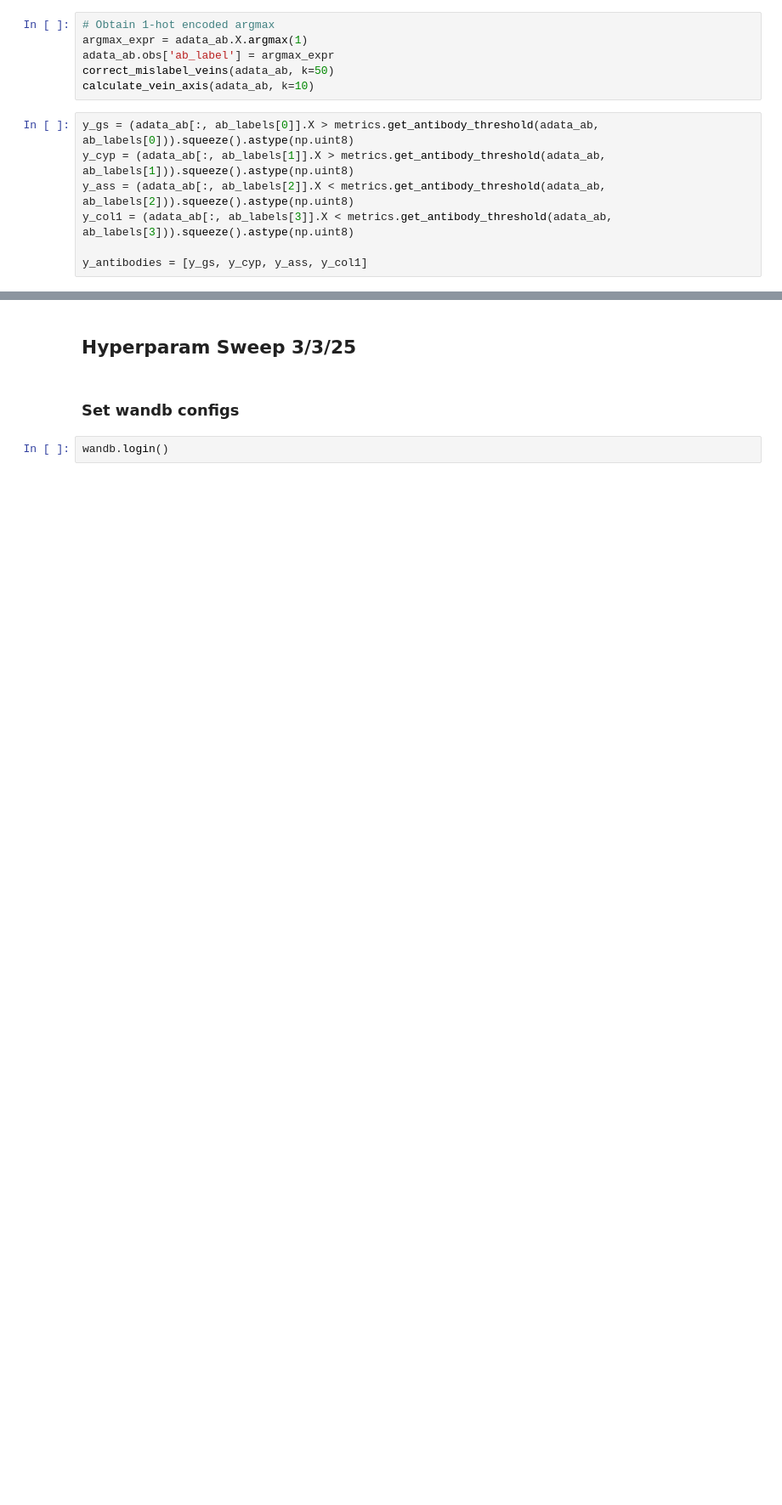
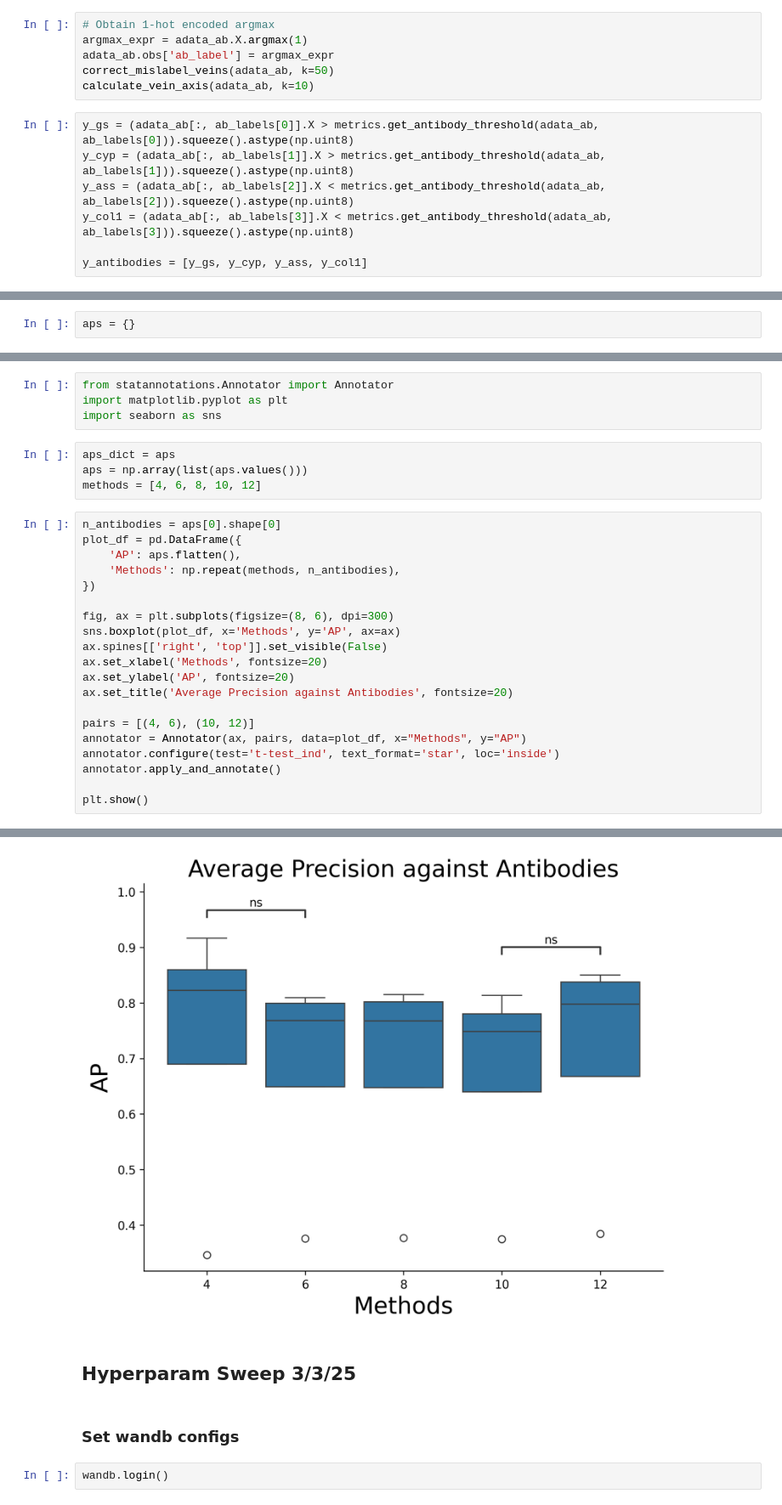
Before and after one commit to azizilab/Lynx, a Jupyter notebook: notebooks/Hyperparam_sweep.ipynb, the cells around one changed output, grey strips where cells are left out. Shown at 85% size. Cells and saved outputs as stored; diff of their text form; blank space fills up the shorter version.

```diff
--- a/notebooks/Hyperparam_sweep.ipynb
+++ b/notebooks/Hyperparam_sweep.ipynb
@@ -253,3 +234,5 @@ train_dl, val_dl = DataLoader(train_data, shuffle=True), DataLoader(val_data)
+# %%
+aps = {}
 # %%
 def main():
     run = wandb.init()
@@ -408,0 +333,29 @@ Run history:
+# %%
+from statannotations.Annotator import Annotator
+import matplotlib.pyplot as plt
+import seaborn as sns
+# %%
+aps_dict = aps
+aps = np.array(list(aps.values()))
+methods = [4, 6, 8, 10, 12]
+# %%
+n_antibodies = aps[0].shape[0]
+plot_df = pd.DataFrame({
+    'AP': aps.flatten(),
+    'Methods': np.repeat(methods, n_antibodies),
+})
+
+fig, ax = plt.subplots(figsize=(8, 6), dpi=300)
+sns.boxplot(plot_df, x='Methods', y='AP', ax=ax)
+ax.spines[['right', 'top']].set_visible(False)
+ax.set_xlabel('Methods', fontsize=20)
+ax.set_ylabel('AP', fontsize=20)
+ax.set_title('Average Precision against Antibodies', fontsize=20)
+
+pairs = [(4, 6), (10, 12)]
+annotator = Annotator(ax, pairs, data=plot_df, x="Methods", y="AP")
+annotator.configure(test='t-test_ind', text_format='star', loc='inside')
+annotator.apply_and_annotate()
+
+plt.show()
+# %% [output]
@@ -409,3 +373,4 @@ Run history:
+[figure, added]
 # %% [markdown]
 ## Hyperparam Sweep 3/3/25
 # %% [markdown]
```
Also changed, not shown: parts of 10 cells of this notebook, 2 other files.
